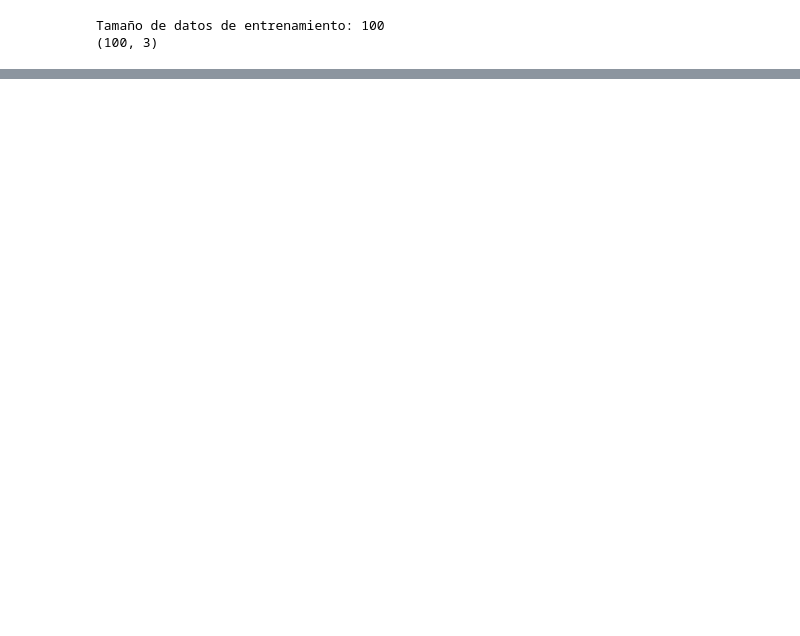
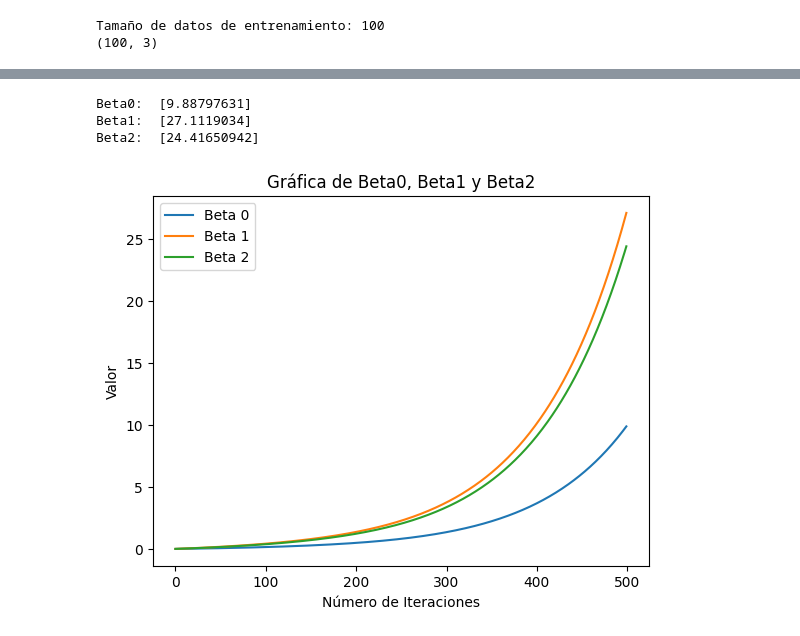
Before and after one commit to jcagudelo12/IA, a Jupyter notebook: RegresionLogistica_2_Variables/R_Logistic_Two_Variable.ipynb, the cells around one changed output, grey strips where cells are left out. Saved outputs shown, nothing was run; the diff lists cells and outputs as text; code cells hidden in the pictures; blank space fills up the shorter version.

```diff
--- a/RegresionLogistica_2_Variables/R_Logistic_Two_Variable.ipynb
+++ b/RegresionLogistica_2_Variables/R_Logistic_Two_Variable.ipynb
@@ -109,9 +127,9 @@ stdX: [19.36068671 18.48963567]
 # %%
-Beta = np.zeros((3,1)) # Beta es un vector de 3 filas 1 columna, almacenará a B0 y B1
+Beta = np.zeros((3,1)) # Beta es un vector de 3 filas 1 columna, almacenará a B0, B1 y B2
 onesVector = np.ones((dataSize[0],)) # Crea un vector de unos del tamaño de datazise[0]
 
-# Crea la matriz X concatenando onesvector con data[:,0] ==> [:,0] significa todas las filas de la columna 0
-X = np.column_stack((onesVector,dataNormal[:,0],dataNormal[:,1]))
+# Crea la matriz X
+X = np.column_stack((onesVector,dataNormalizada[:,0],dataNormalizada[:,1]))
 
 # Crea un vector de 0's de m filas y 1 columna
 y = np.zeros((dataSize[0],1))
@@ -146,2 +162,33 @@ def Gradiente(Beta,alpha,m,X,y,numIter,J):
 
   return (Beta, betaPrint, h_beta)
+# %%
+alpha = 0.01
+numIter = 500
+m = m[0] # Cantidad de datos de entrenamiento
+J = np.zeros((numIter,1))
+Beta = np.zeros((3,1))
+
+Beta, betaPrint, h_beta = Gradiente(Beta,alpha,m,X,y,numIter,J)
+print('Beta0: ', Beta[0])
+print('Beta1: ', Beta[1])
+print('Beta2: ', Beta[2])
+
+plt.plot(betaPrint[:, 0],'-', label='Beta 0')
+plt.plot(betaPrint[:, 1],'-', label='Beta 1')
+plt.plot(betaPrint[:, 2],'-', label='Beta 2')
+
+# Agrega etiquetas a los ejes
+plt.xlabel('Número de Iteraciones')
+plt.ylabel('Valor')
+plt.title('Gráfica de Beta0, Beta1 y Beta2')
+
+# Agrega una leyenda
+plt.legend()
+
+# Muestra el gráfico
+plt.show()
+# %% [output]
+Beta0:  [9.88797631]
+Beta1:  [27.1119034]
+Beta2:  [24.41650942]
+[figure, added]
```
Also changed, not shown: parts of 24 cells of this notebook.
